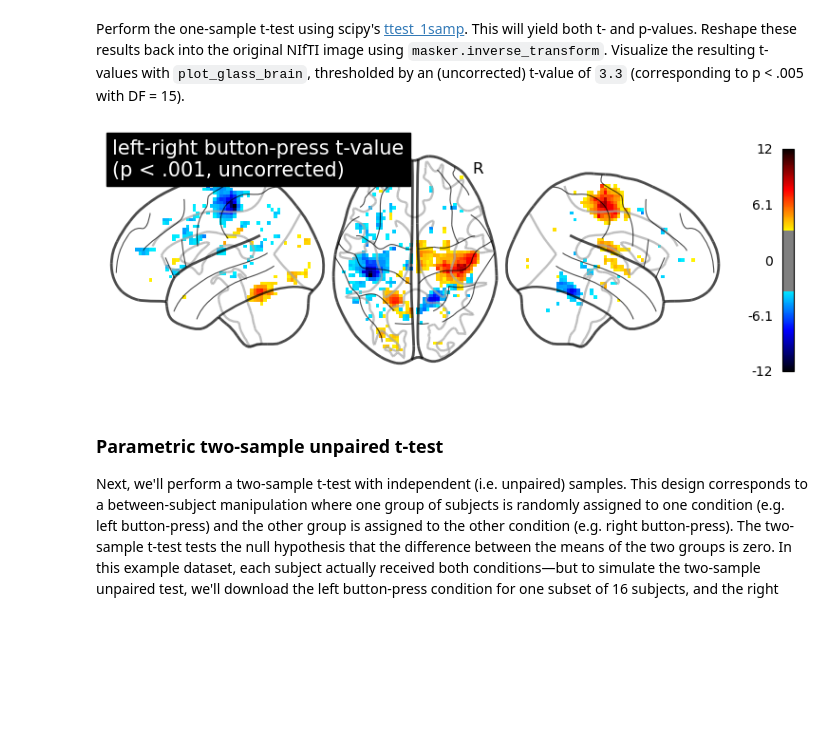
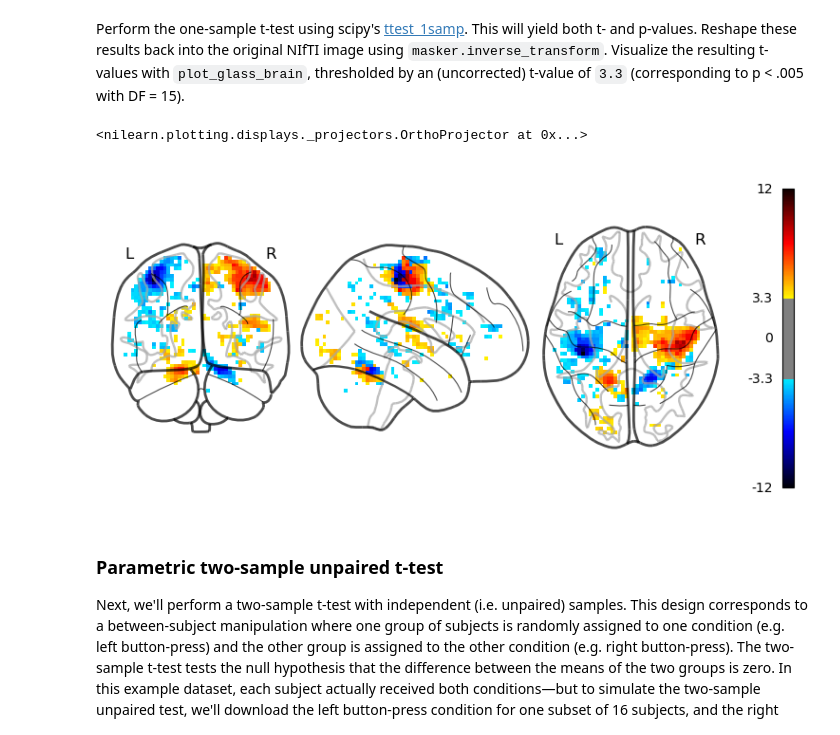
Before and after one commit to snastase/neu502b-2024, a Jupyter notebook: fmri-04/fmri-04-group.ipynb, the cells around one changed output. Saved outputs shown, nothing was run; the diff lists cells and outputs as text; code cells hidden in the pictures; blank space fills up the shorter version.

```diff
--- a/fmri-04/fmri-04-group.ipynb
+++ b/fmri-04/fmri-04-group.ipynb
@@ -12,7 +12,7 @@ To demo the various group-level tests, we'll use example data from the Brainomic
 # Download left vs. right contrast maps for 16 subjects
 from nilearn.datasets import fetch_localizer_contrasts
 
-data_dir = '/Users/snastase/Work/neu502b-2023/nilearn-data'
+data_dir = '/mnt/cup/people/zj4962/neu502b/nilearn-data'
 
 n_subjects = 16
 localizer_dataset = fetch_localizer_contrasts(['left vs right button press'],
@@ -46,15 +65,21 @@ group_data = masker.fit_transform(localizer_dataset['cmaps'])
 Perform the one-sample t-test using scipy's [ttest_1samp](https://docs.scipy.org/doc/scipy/reference/generated/scipy.stats.ttest_1samp.html). This will yield both t- and p-values. Reshape these results back into the original NIfTI image using `masker.inverse_transform`. Visualize the resulting t-values with `plot_glass_brain`, thresholded by an (uncorrected) t-value of `3.3` (corresponding to p < .005 with DF = 15).
 # %%
 # Run simple parametric t-test via scipy:
+from scipy import stats
+from scipy.stats import ttest_1samp
+t_statistic, p_value = stats.ttest_1samp(group_data, popmean=0)
 
 # Reshape masked result into 3D NIfTI image:
+t_map_img = masker.inverse_transform(t_statistic)
 # %%
 # T-value for p < .005 with DF = 15
 threshold = 3.3
 
 # Plot glass brain visualization of t-values:
+plot_glass_brain(t_map_img, colorbar=True, threshold=threshold,plot_abs=False)
 # %% [output]
+<nilearn.plotting.displays._projectors.OrthoProjector at 0x...>
-[figure, old version]
+[figure, new version]
 # %% [markdown]
 ### Parametric two-sample unpaired t-test
 Next, we'll perform a two-sample t-test with independent (i.e. unpaired) samples. This design corresponds to a between-subject manipulation where one group of subjects is randomly assigned to one condition (e.g. left button-press) and the other group is assigned to the other condition (e.g. right button-press). The two-sample t-test tests the null hypothesis that the difference between the means of the two groups is zero. In this example dataset, each subject actually received both conditions—but to simulate the two-sample unpaired test, we'll download the left button-press condition for one subset of 16 subjects, and the right button-press condition for a non-overlapping subset of 16 subjects. We'll run the independent samples t-test using scipy's [ttest_ind](https://docs.scipy.org/doc/scipy/reference/generated/scipy.stats.ttest_ind.html#scipy.stats.ttest_ind) and visualize the resulting t-values.
```
Also changed, not shown: parts of 8 cells of this notebook, 39 other files.
